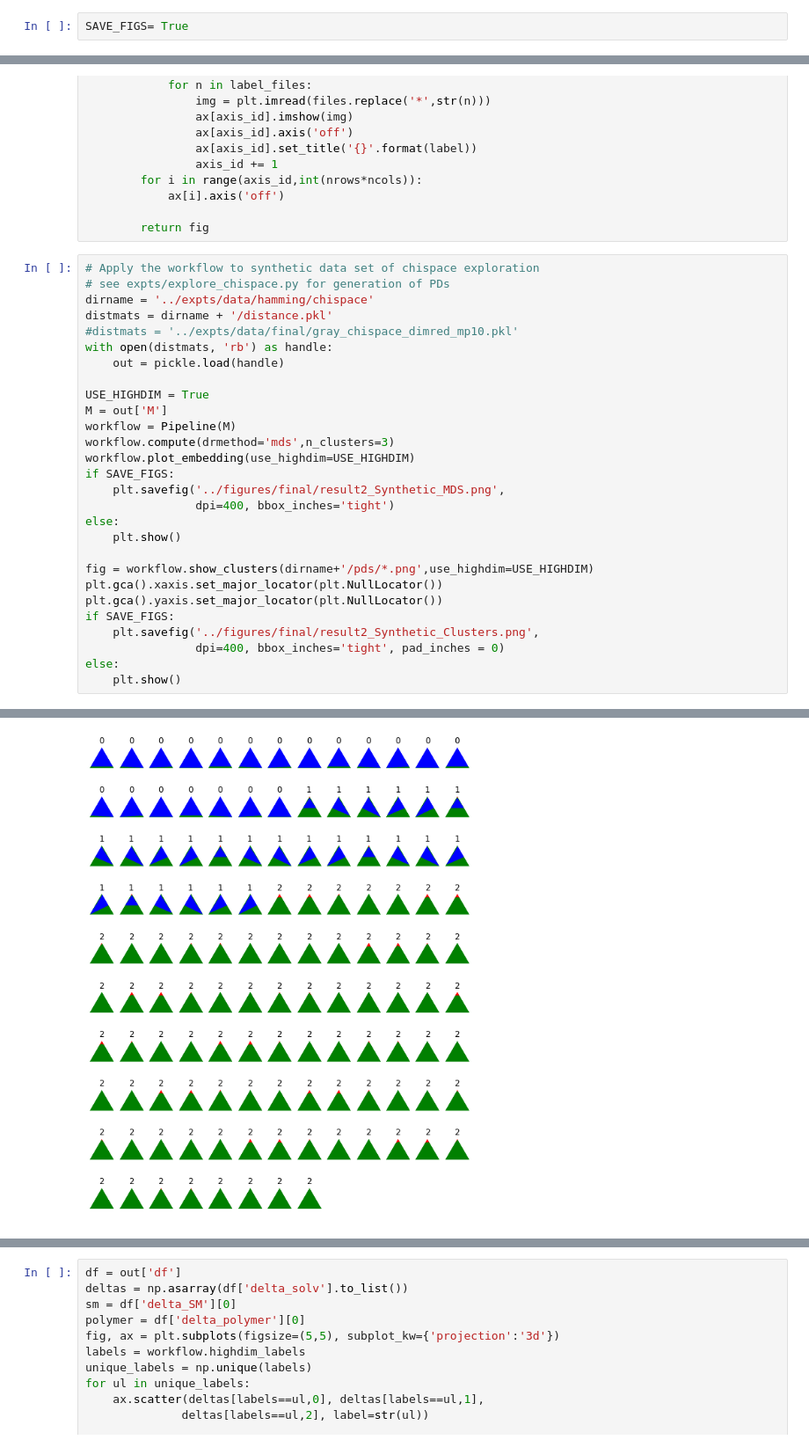
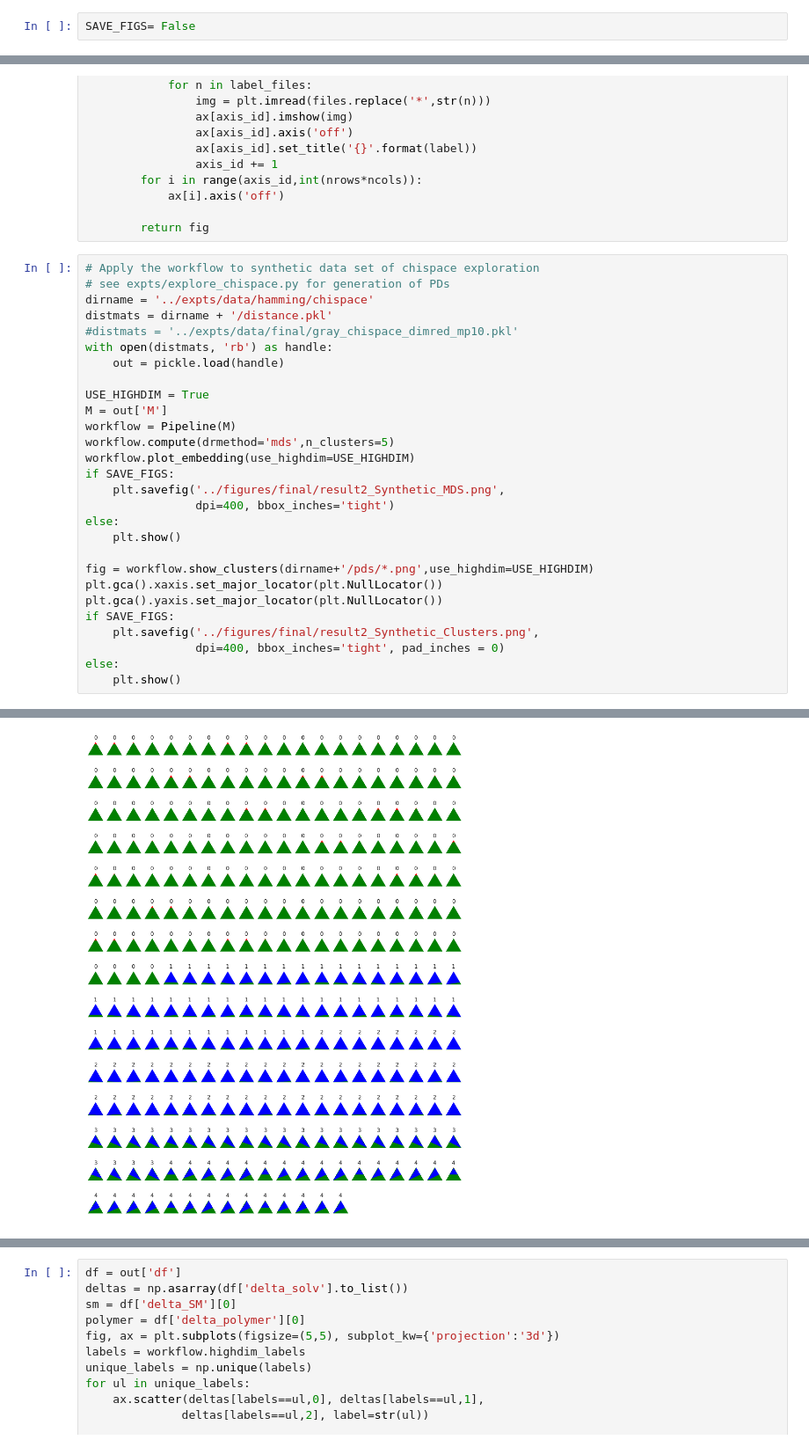
Before and after one commit to kiranvad/polyphase, a Jupyter notebook: notebooks/04-[Final] Clustering high-throughput phase diagrams.ipynb, the cells around one changed output, grey strips where cells are left out. Shown at 88% size. Cells and saved outputs as stored; diff of their text form.

```diff
--- a/notebooks/04-[Final] Clustering high-throughput phase diagrams.ipynb
+++ b/notebooks/04-[Final] Clustering high-throughput phase diagrams.ipynb
@@ -28,7 +28,7 @@ import matplotlib.pyplot as plt
 import matplotlib.colors as mcolors
 tab_colors = list(mcolors.TABLEAU_COLORS)
 # %%
-SAVE_FIGS= True
+SAVE_FIGS= False
 # %% [markdown]
 ## Set up a pipeline for data analysis
 # %%
@@ -209,7 +209,7 @@ with open(distmats, 'rb') as handle:
 USE_HIGHDIM = True
 M = out['M']
 workflow = Pipeline(M)
-workflow.compute(drmethod='mds',n_clusters=3)
+workflow.compute(drmethod='mds',n_clusters=5)
 workflow.plot_embedding(use_highdim=USE_HIGHDIM)
 if SAVE_FIGS:
     plt.savefig('../figures/final/result2_Synthetic_MDS.png',
@@ -233 +235 @@ Cardinality of cluster 2 is 80
-[figure, old version]
+[figure, new version]
```
Also changed, not shown: parts of 5 cells of this notebook, 5 other files.
